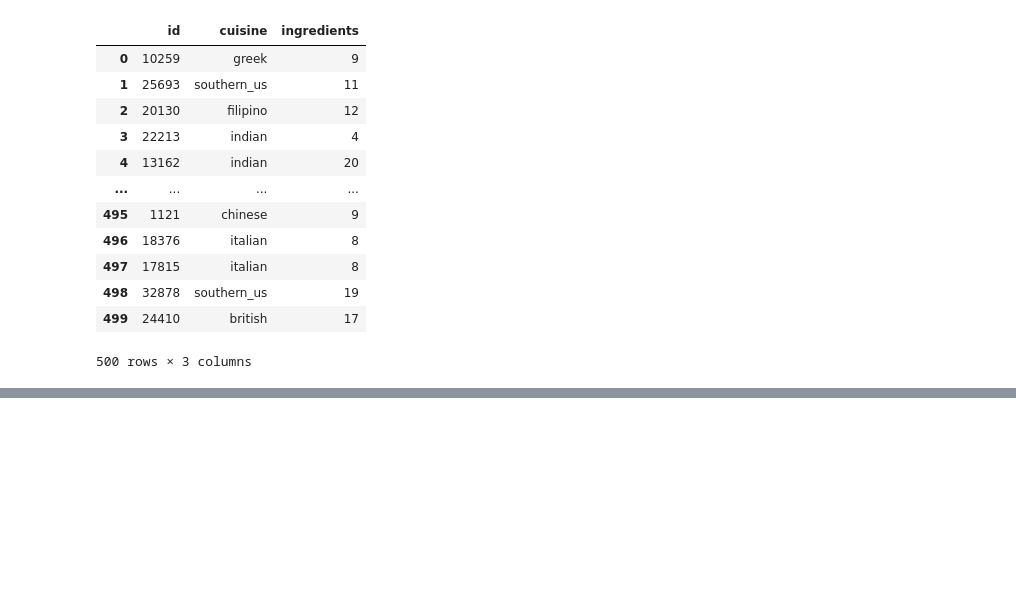
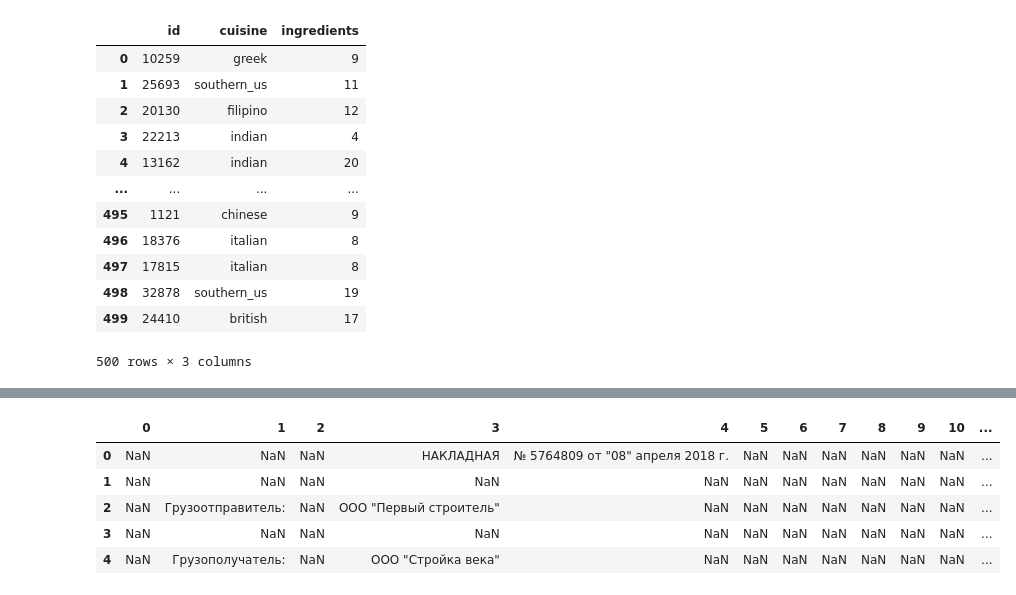
Before and after one commit to aar44i/DataScience, a Jupyter notebook: SkillFactory/13 JSON XML.ipynb, the cells around one changed output, grey strips where cells are left out. Saved outputs shown, nothing was run; the diff lists cells and outputs as text; code cells hidden in the pictures; blank space fills up the shorter version.

```diff
--- a/SkillFactory/13 JSON XML.ipynb
+++ b/SkillFactory/13 JSON XML.ipynb
@@ -132,0 +172,10 @@ df['ingredients'] = df['ingredients'].apply(lambda x: len(x))
+# %%
+data = pd.read_excel("./nakladnaya.xls", header=None, skiprows=2)
+data.head()
+# %% [output]
+|  | 0 | 1 | 2 | 3 | 4 | 5 | 6 | 7 | 8 | 9 | 10 | ... |
+| 0 | NaN | NaN | NaN | НАКЛАДНАЯ | № 5764809 от "08" апреля 2018 г. | NaN | NaN | NaN | NaN | NaN | NaN | ... |
+| 1 | NaN | NaN | NaN | NaN | NaN | NaN | NaN | NaN | NaN | NaN | NaN | ... |
+| 2 | NaN | Грузоотправитель: | NaN | ООО "Первый строитель" | NaN | NaN | NaN | NaN | NaN | NaN | NaN | ... |
+| 3 | NaN | NaN | NaN | NaN | NaN | NaN | NaN | NaN | NaN | NaN | NaN | ... |
+| 4 | NaN | Грузополучатель: | NaN | ООО "Стройка века" | NaN | NaN | NaN | NaN | NaN | NaN | NaN | ... |
```
Also changed, not shown: parts of 11 cells of this notebook, 9 other files.
